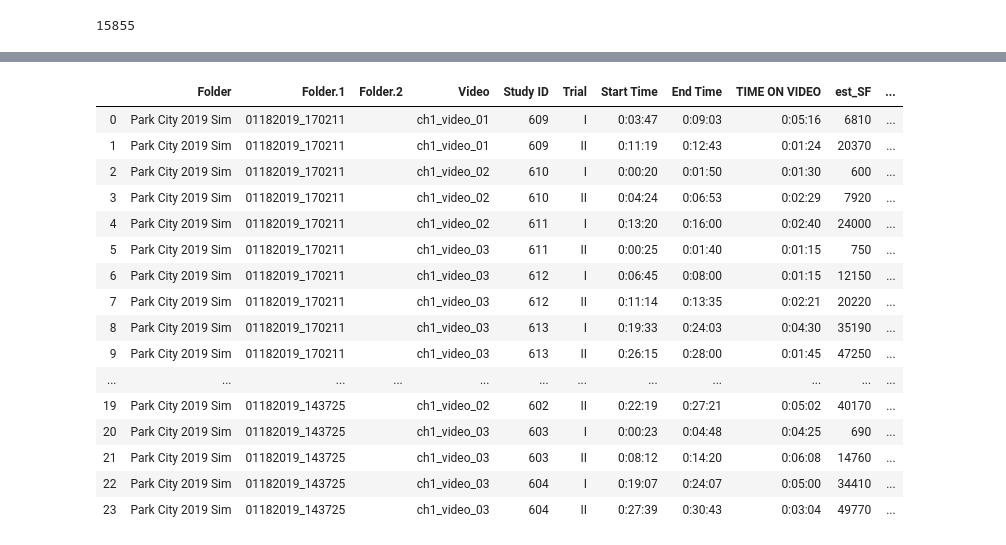
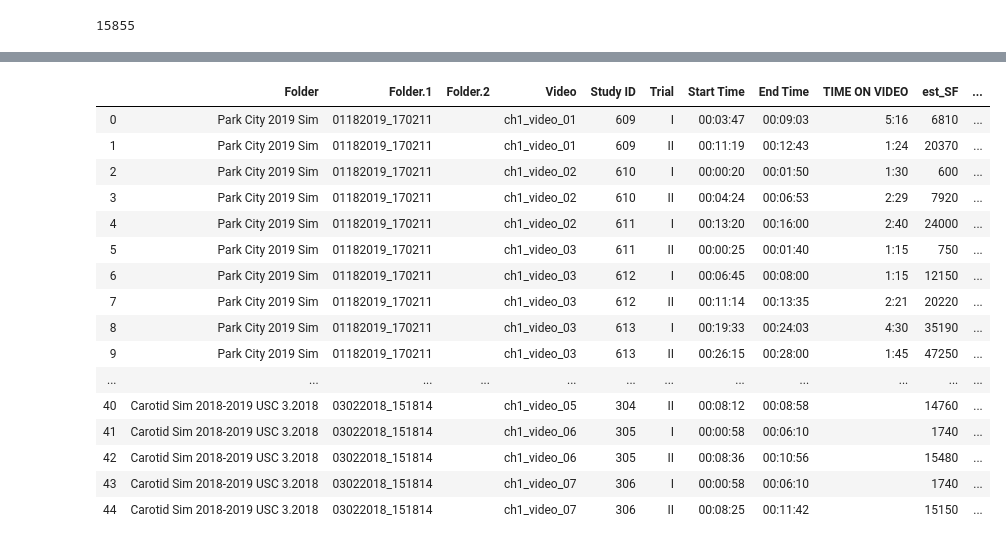
Before and after one commit to guillaumekugener/surgical-training-project, a Jupyter notebook: analysis/red_out_to_outcomes_associations.ipynb, the cells around one changed output, grey strips where cells are left out. Saved outputs shown, nothing was run; the diff lists cells and outputs as text; code cells hidden in the pictures.

```diff
--- a/analysis/red_out_to_outcomes_associations.ipynb
+++ b/analysis/red_out_to_outcomes_associations.ipynb
@@ -253,26 +241,26 @@ ggplot(only_trial_frames %>% filter(video=='ch1_video_01'), aes(index, red_out_p
 # %%
 outcomes_data_parkcity['total_red_out_frames'] = [i[0] for i in red_out_metrics_by_trial]
 outcomes_data_parkcity['fraction_red_out_frames'] = [i[1] for i in red_out_metrics_by_trial]
-# %%
-outcomes_data_parkcity.loc[outcomes_data_parkcity['total_red_out_frames'] > 0]
-# %% [output]
-|  | Folder | Folder.1 | Folder.2 | Video | Study ID | Trial | Start Time | End Time | TIME ON VIDEO | est_SF | ... |
-| 0 | Park City 2019 Sim | 01182019_170211 |  | ch1_video_01 | 609 | I | 0:03:47 | 0:09:03 | 0:05:16 | 6810 | ... |
-| 1 | Park City 2019 Sim | 01182019_170211 |  | ch1_video_01 | 609 | II | 0:11:19 | 0:12:43 | 0:01:24 | 20370 | ... |
-| 2 | Park City 2019 Sim | 01182019_170211 |  | ch1_video_02 | 610 | I | 0:00:20 | 0:01:50 | 0:01:30 | 600 | ... |
-| 3 | Park City 2019 Sim | 01182019_170211 |  | ch1_video_02 | 610 | II | 0:04:24 | 0:06:53 | 0:02:29 | 7920 | ... |
-| 4 | Park City 2019 Sim | 01182019_170211 |  | ch1_video_02 | 611 | I | 0:13:20 | 0:16:00 | 0:02:40 | 24000 | ... |
-| 5 | Park City 2019 Sim | 01182019_170211 |  | ch1_video_03 | 611 | II | 0:00:25 | 0:01:40 | 0:01:15 | 750 | ... |
-| 6 | Park City 2019 Sim | 01182019_170211 |  | ch1_video_03 | 612 | I | 0:06:45 | 0:08:00 | 0:01:15 | 12150 | ... |
-| 7 | Park City 2019 Sim | 01182019_170211 |  | ch1_video_03 | 612 | II | 0:11:14 | 0:13:35 | 0:02:21 | 20220 | ... |
-| 8 | Park City 2019 Sim | 01182019_170211 |  | ch1_video_03 | 613 | I | 0:19:33 | 0:24:03 | 0:04:30 | 35190 | ... |
-| 9 | Park City 2019 Sim | 01182019_170211 |  | ch1_video_03 | 613 | II | 0:26:15 | 0:28:00 | 0:01:45 | 47250 | ... |
-| ... | ... | ... | ... | ... | ... | ... | ... | ... | ... | ... | ... |
-| 19 | Park City 2019 Sim | 01182019_143725 |  | ch1_video_02 | 602 | II | 0:22:19 | 0:27:21 | 0:05:02 | 40170 | ... |
-| 20 | Park City 2019 Sim | 01182019_143725 |  | ch1_video_03 | 603 | I | 0:00:23 | 0:04:48 | 0:04:25 | 690 | ... |
-| 21 | Park City 2019 Sim | 01182019_143725 |  | ch1_video_03 | 603 | II | 0:08:12 | 0:14:20 | 0:06:08 | 14760 | ... |
-| 22 | Park City 2019 Sim | 01182019_143725 |  | ch1_video_03 | 604 | I | 0:19:07 | 0:24:07 | 0:05:00 | 34410 | ... |
-| 23 | Park City 2019 Sim | 01182019_143725 |  | ch1_video_03 | 604 | II | 0:27:39 | 0:30:43 | 0:03:04 | 49770 | ... |
+# %%
+outcomes_data_parkcity
+# %% [output]
+|  | Folder | Folder.1 | Folder.2 | Video | Study ID | Trial | Start Time | End Time | TIME ON VIDEO | est_SF | ... |
+| 0 | Park City 2019 Sim | 01182019_170211 |  | ch1_video_01 | 609 | I | 00:03:47 | 00:09:03 | 5:16 | 6810 | ... |
+| 1 | Park City 2019 Sim | 01182019_170211 |  | ch1_video_01 | 609 | II | 00:11:19 | 00:12:43 | 1:24 | 20370 | ... |
+| 2 | Park City 2019 Sim | 01182019_170211 |  | ch1_video_02 | 610 | I | 00:00:20 | 00:01:50 | 1:30 | 600 | ... |
+| 3 | Park City 2019 Sim | 01182019_170211 |  | ch1_video_02 | 610 | II | 00:04:24 | 00:06:53 | 2:29 | 7920 | ... |
+| 4 | Park City 2019 Sim | 01182019_170211 |  | ch1_video_02 | 611 | I | 00:13:20 | 00:16:00 | 2:40 | 24000 | ... |
+| 5 | Park City 2019 Sim | 01182019_170211 |  | ch1_video_03 | 611 | II | 00:00:25 | 00:01:40 | 1:15 | 750 | ... |
+| 6 | Park City 2019 Sim | 01182019_170211 |  | ch1_video_03 | 612 | I | 00:06:45 | 00:08:00 | 1:15 | 12150 | ... |
+| 7 | Park City 2019 Sim | 01182019_170211 |  | ch1_video_03 | 612 | II | 00:11:14 | 00:13:35 | 2:21 | 20220 | ... |
+| 8 | Park City 2019 Sim | 01182019_170211 |  | ch1_video_03 | 613 | I | 00:19:33 | 00:24:03 | 4:30 | 35190 | ... |
+| 9 | Park City 2019 Sim | 01182019_170211 |  | ch1_video_03 | 613 | II | 00:26:15 | 00:28:00 | 1:45 | 47250 | ... |
+| ... | ... | ... | ... | ... | ... | ... | ... | ... | ... | ... | ... |
+| 40 | Carotid Sim 2018-2019 USC 3.2018 | 03022018_151814 |  | ch1_video_05 | 304 | II | 00:08:12 | 00:08:58 |  | 14760 | ... |
+| 41 | Carotid Sim 2018-2019 USC 3.2018 | 03022018_151814 |  | ch1_video_06 | 305 | I | 00:00:58 | 00:06:10 |  | 1740 | ... |
+| 42 | Carotid Sim 2018-2019 USC 3.2018 | 03022018_151814 |  | ch1_video_06 | 305 | II | 00:08:36 | 00:10:56 |  | 15480 | ... |
+| 43 | Carotid Sim 2018-2019 USC 3.2018 | 03022018_151814 |  | ch1_video_07 | 306 | I | 00:00:58 | 00:06:10 |  | 1740 | ... |
+| 44 | Carotid Sim 2018-2019 USC 3.2018 | 03022018_151814 |  | ch1_video_07 | 306 | II | 00:08:25 | 00:11:42 |  | 15150 | ... |
 # %%
 %%R -i outcomes_data_parkcity,plot_saving_dir
 
```
Also changed, not shown: parts of 21 cells of this notebook, 3 other files.
